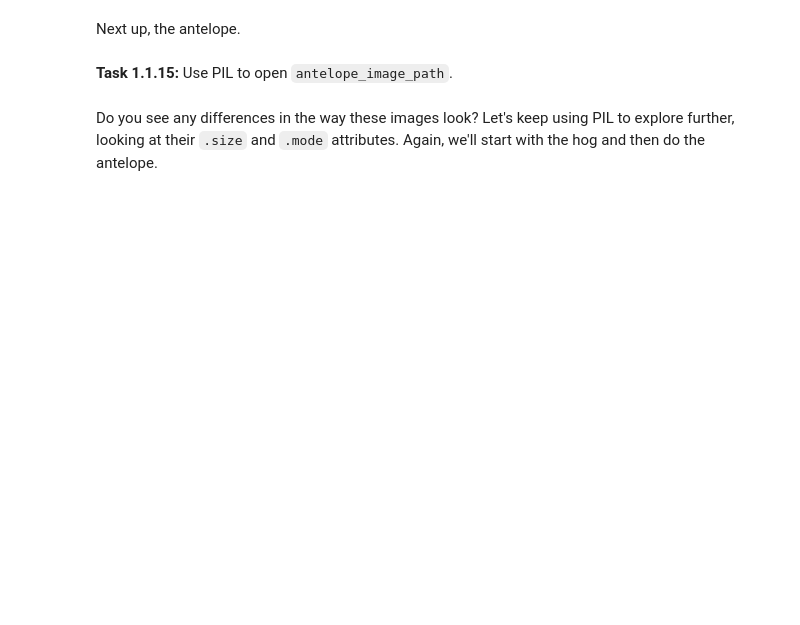
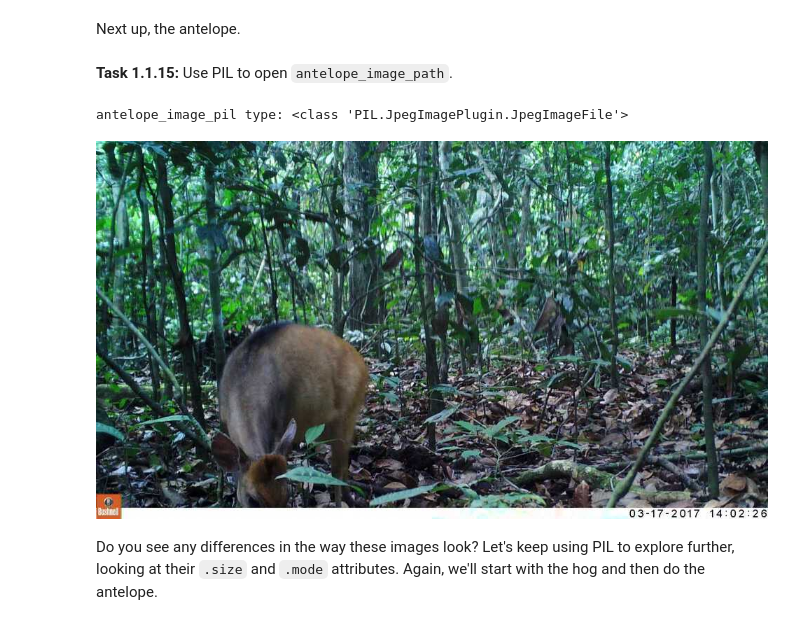
Before and after one commit to mennatuallah-hefny/Applied-AI-Lab-Deep-Learning-for-Computer-Vision, a Jupyter notebook: ai-01 1. Wildlife Conservation in Côte d'Ivoire/011-image-as-data.ipynb, the cells around one changed output. Cells and saved outputs as stored; diff of their text form; code cells hidden in the pictures; blank space fills up the shorter version.

```diff
--- a/ai-01 1. Wildlife Conservation in Côte d'Ivoire/011-image-as-data.ipynb
+++ b/ai-01 1. Wildlife Conservation in Côte d'Ivoire/011-image-as-data.ipynb
@@ -337,10 +476,13 @@ Next up, the antelope.
 # %% [markdown]
 **Task 1.1.15:** Use PIL to open `antelope_image_path`.
 # %%
-antelope_image_pil = ...
+antelope_image_pil = Image.open(antelope_image_path)
 
 print("antelope_image_pil type:", type(antelope_image_pil))
 antelope_image_pil
+# %% [output]
+antelope_image_pil type: <class 'PIL.JpegImagePlugin.JpegImageFile'>
+[figure, added]
 # %% [markdown]
 Do you see any differences in the way these images look? Let's keep using PIL to explore further, looking at their `.size` and `.mode` attributes. Again, we'll start with the hog and then do the antelope.
 # %%
```
Also changed, not shown: parts of 28 cells of this notebook, 1 other file.
